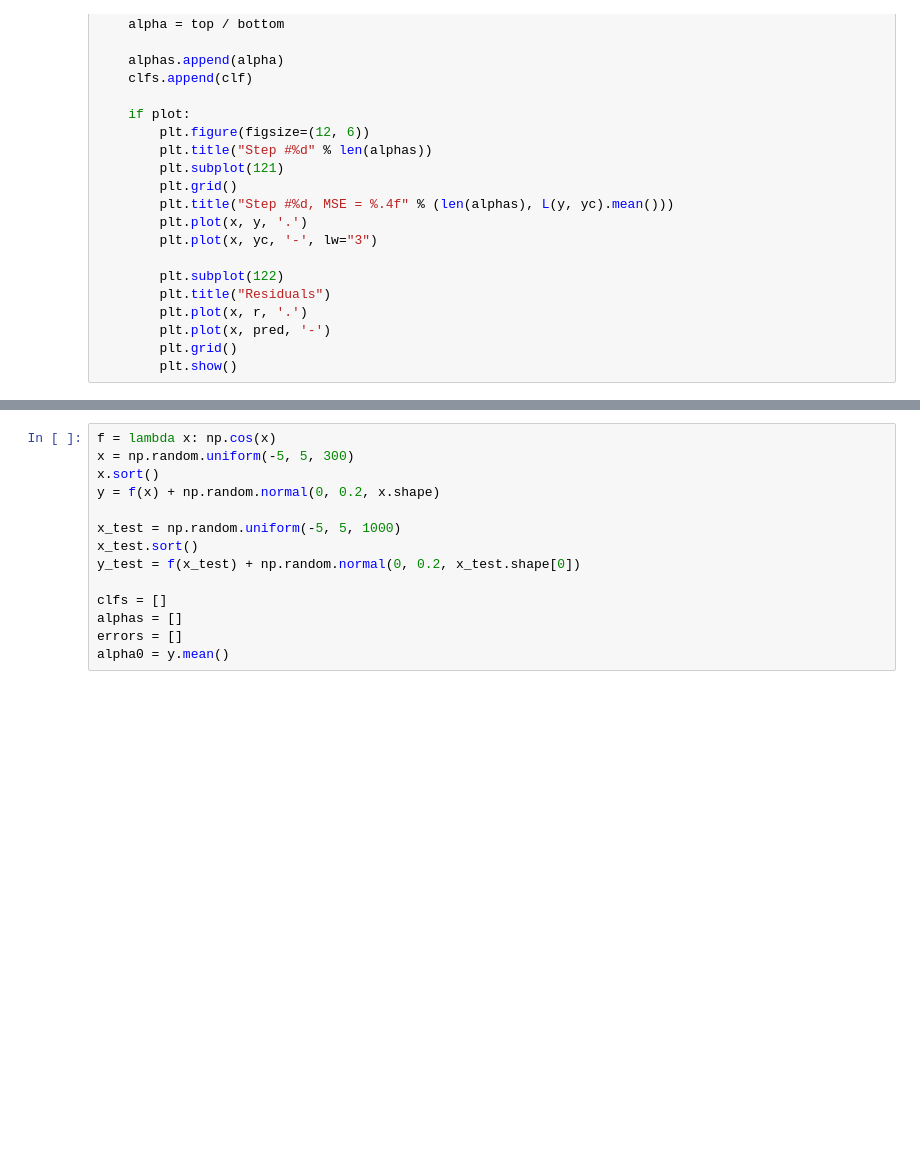
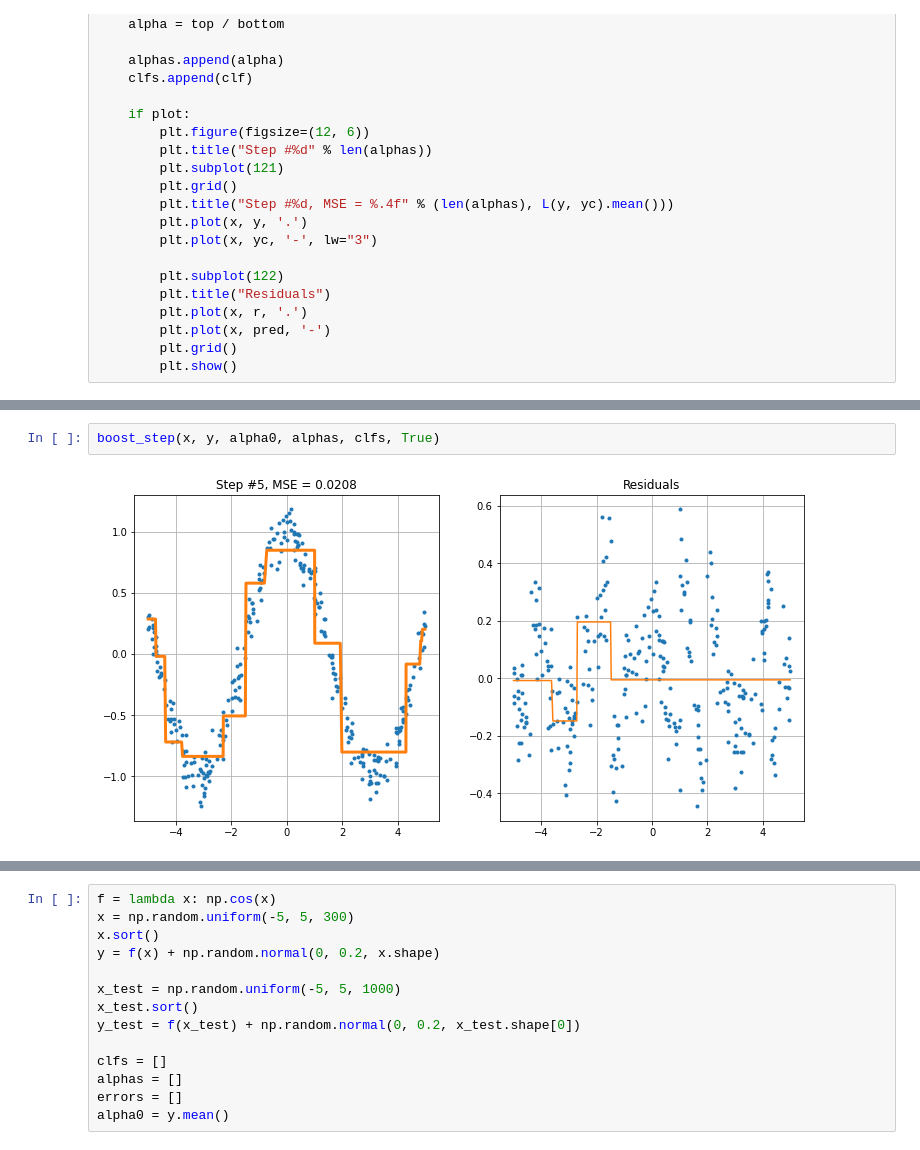
Before and after one commit to spam-izra/ml2021p, a Jupyter notebook: lecture07/Lecture07.ipynb, the cells around one changed output, grey strips where cells are left out. Saved outputs shown, nothing was run; the diff lists cells and outputs as text; blank space fills up the shorter version.

```diff
--- a/lecture07/Lecture07.ipynb
+++ b/lecture07/Lecture07.ipynb
@@ -602,0 +615,4 @@ boost_step(x, y, alpha0, alphas, clfs, True)
+# %%
+boost_step(x, y, alpha0, alphas, clfs, True)
+# %% [output]
+[figure, added]
```
Also changed, not shown: parts of 12 cells of this notebook, 6 other files.
